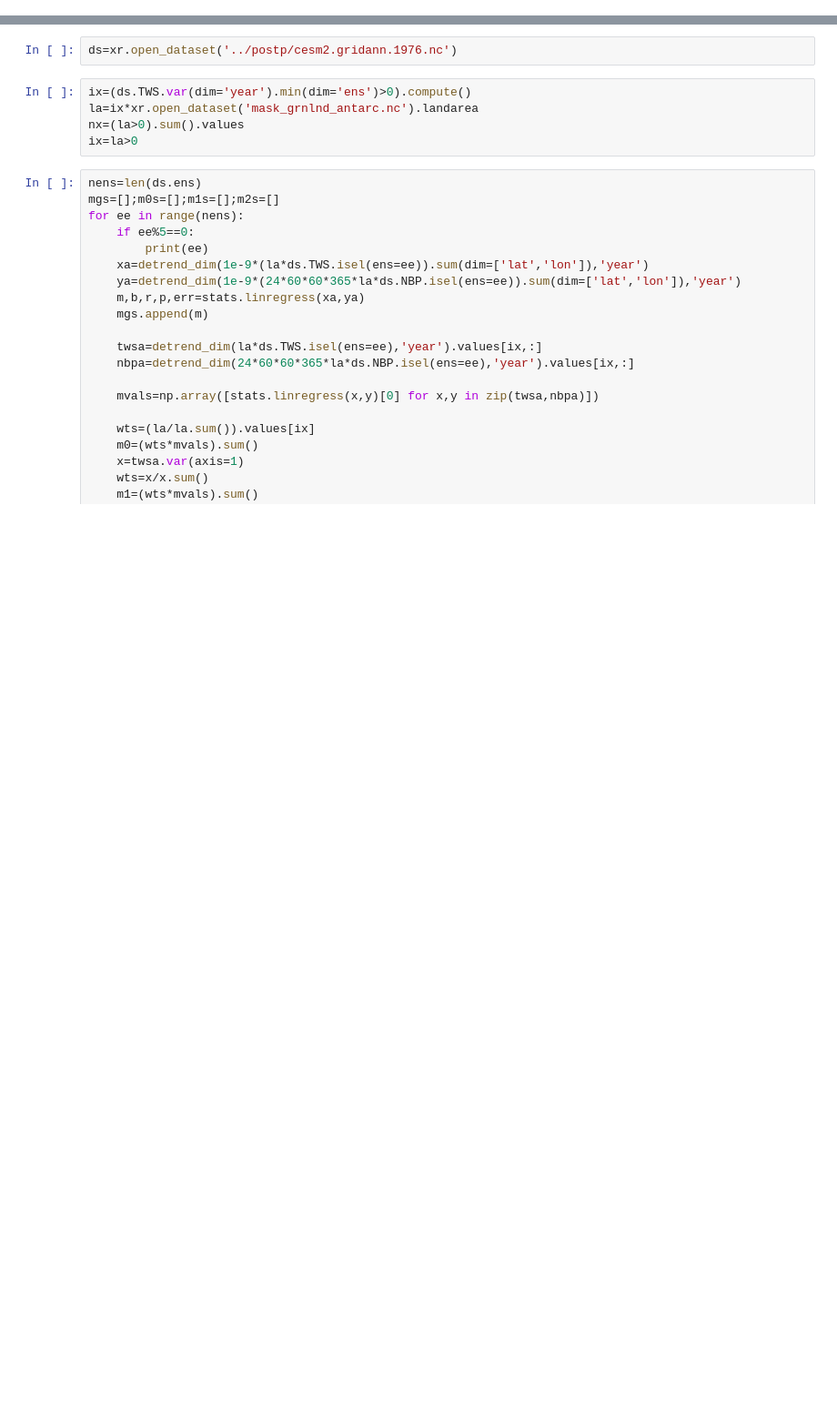
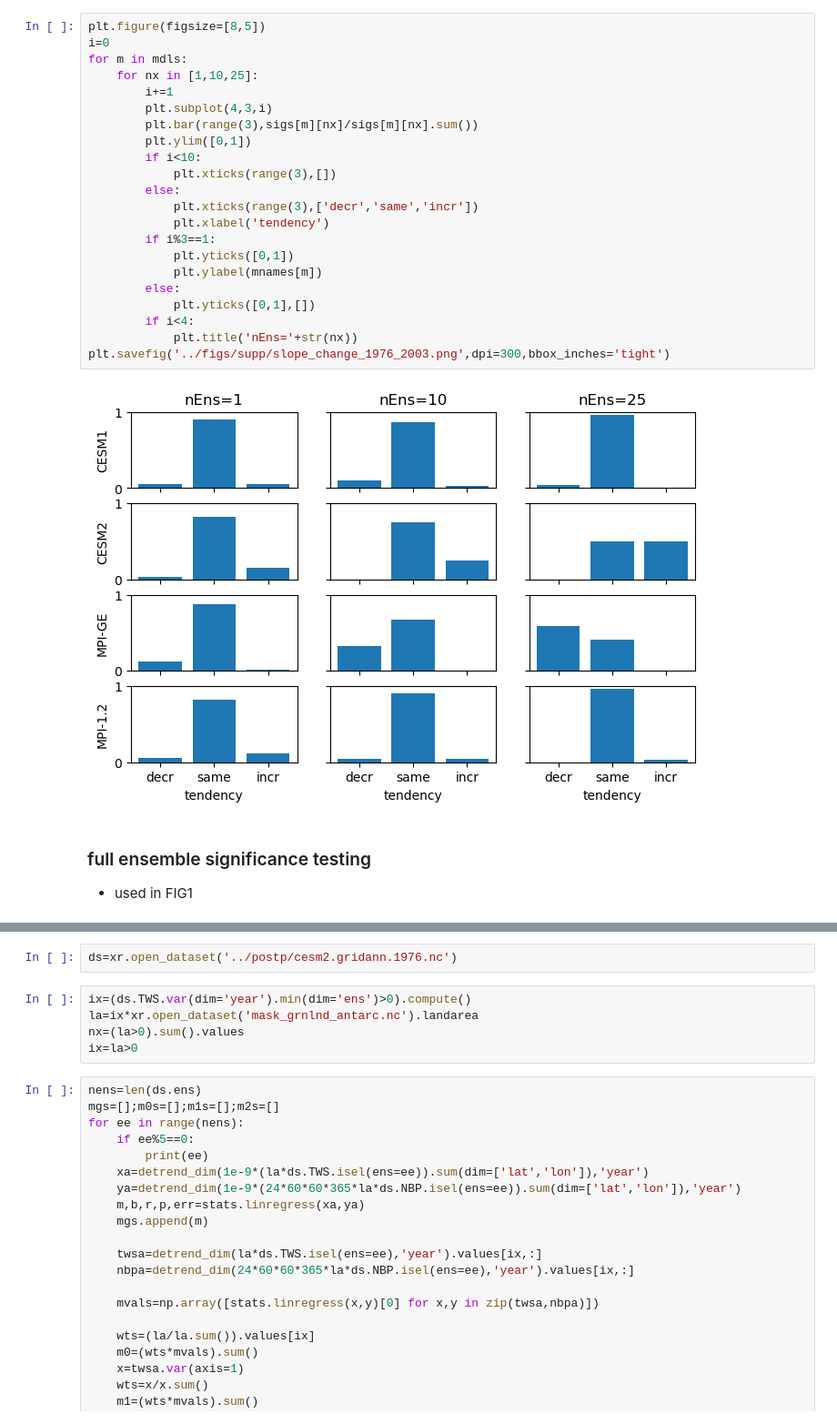
Before and after one commit to djk2120/TWSnbp, a Jupyter notebook: analysis/slopes.ipynb, the cells around one changed output, grey strips where cells are left out. Shown at 91% size. Cells and saved outputs as stored; diff of their text form; blank space fills up the shorter version.

Commit message:
reanalyze liu et al slope change

```diff
--- a/analysis/slopes.ipynb
+++ b/analysis/slopes.ipynb
@@ -11,0 +99,27 @@ def detrend_dim(da, dim, deg=1):
+# %%
+plt.figure(figsize=[8,5])
+i=0
+for m in mdls:
+    for nx in [1,10,25]:
+        i+=1
+        plt.subplot(4,3,i)
+        plt.bar(range(3),sigs[m][nx]/sigs[m][nx].sum())
+        plt.ylim([0,1])
+        if i<10:
+            plt.xticks(range(3),[])
+        else:
+            plt.xticks(range(3),['decr','same','incr'])
+            plt.xlabel('tendency')
+        if i%3==1:
+            plt.yticks([0,1])
+            plt.ylabel(mnames[m])
+        else:
+            plt.yticks([0,1],[])
+        if i<4:
+            plt.title('nEns='+str(nx))
+plt.savefig('../figs/supp/slope_change_1976_2003.png',dpi=300,bbox_inches='tight')
+# %% [output]
+[figure, added]
+# %% [markdown]
+### full ensemble significance testing
+ - used in FIG1
```
Also changed, not shown: parts of 122 cells of this notebook, 2 other files.
